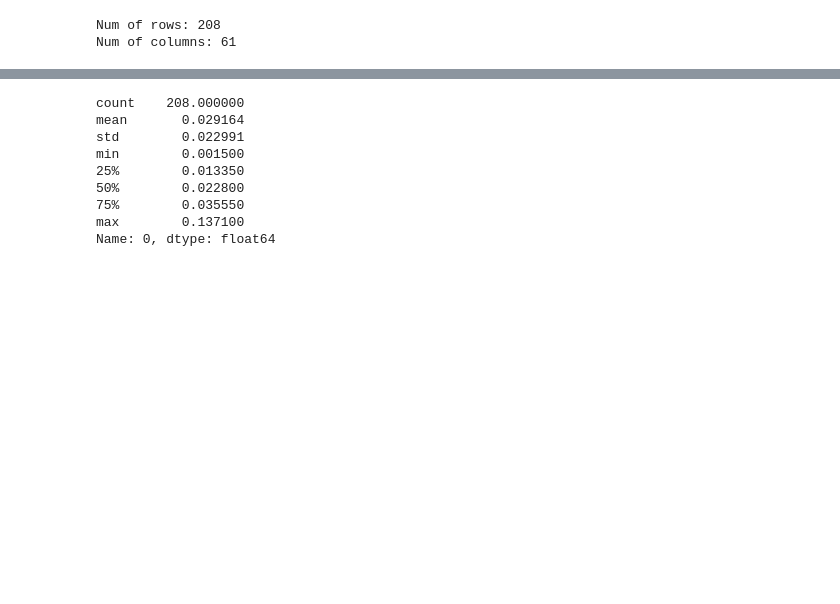
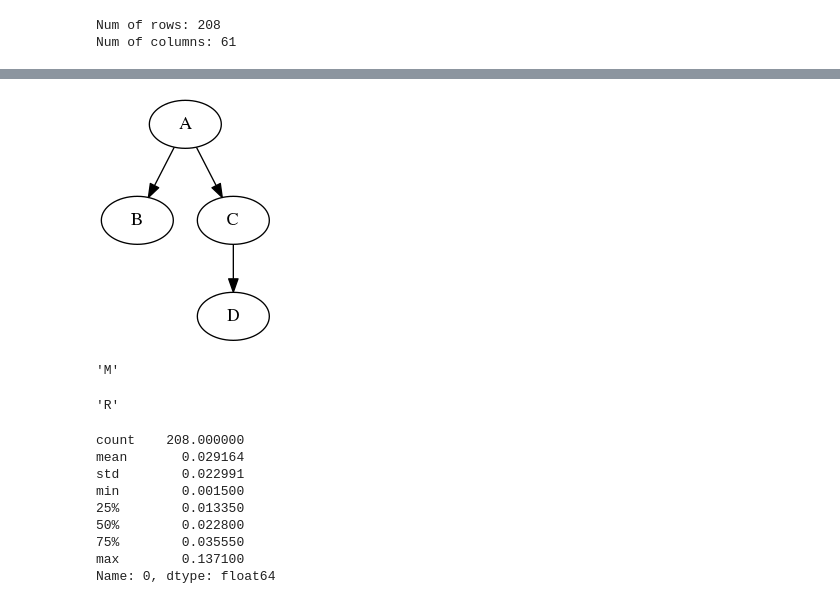
Before and after one commit to liaison/python, a Jupyter notebook: random-forest/random-forest-implementation.ipynb, the cells around one changed output, grey strips where cells are left out. Saved outputs shown, nothing was run; the diff lists cells and outputs as text; code cells hidden in the pictures; blank space fills up the shorter version.

```diff
--- a/random-forest/random-forest-implementation.ipynb
+++ b/random-forest/random-forest-implementation.ipynb
@@ -11,6 +11,12 @@ import pandas as pd
 import numpy as np
 
 import matplotlib.pyplot as plt
+
+%matplotlib inline
+from matplotlib.pylab import rcParams
+rcParams['figure.figsize'] = 13,6
+rcParams['figure.dpi'] = 100
+rcParams['savefig.dpi'] = 100
 # %% [markdown]
 ### Dataset
 
@@ -113,3 +255,39 @@ def get_best_split(df, n_split_features, target_feature_index):
+# %%
+from IPython.display import Image, display
+
+def show_graph(graph):
+    plt = Image(graph.create_png())
+    display(plt)
+# %%
+import pydot
+
+graph = pydot.Dot(graph_type='digraph')
+
+node_A = pydot.Node("A")
+node_B = pydot.Node("B")
+node_C = pydot.Node("C")
+node_D = pydot.Node("D")
+
+graph.add_node(node_A)
+graph.add_node(node_B)
+graph.add_node(node_C)
+graph.add_node(node_D)
+
+graph.add_edge(pydot.Edge(node_A, node_B))
+graph.add_edge(pydot.Edge(node_A, node_C))
+graph.add_edge(pydot.Edge(node_C, node_D))
+
+show_graph(graph)
+# %% [output]
+[figure, added]
+# %%
+df_data[60].value_counts().sort_values(ascending=False).index[0]
+# %% [output]
+'M'
+# %%
+make_leaf_node(left_node, target_feature_index=60)
+# %% [output]
+'R'
 # %%
 ret = get_best_split(df_data, 3, target_feature_index=60)
 # %%
```
Also changed, not shown: parts of 6 cells of this notebook.
